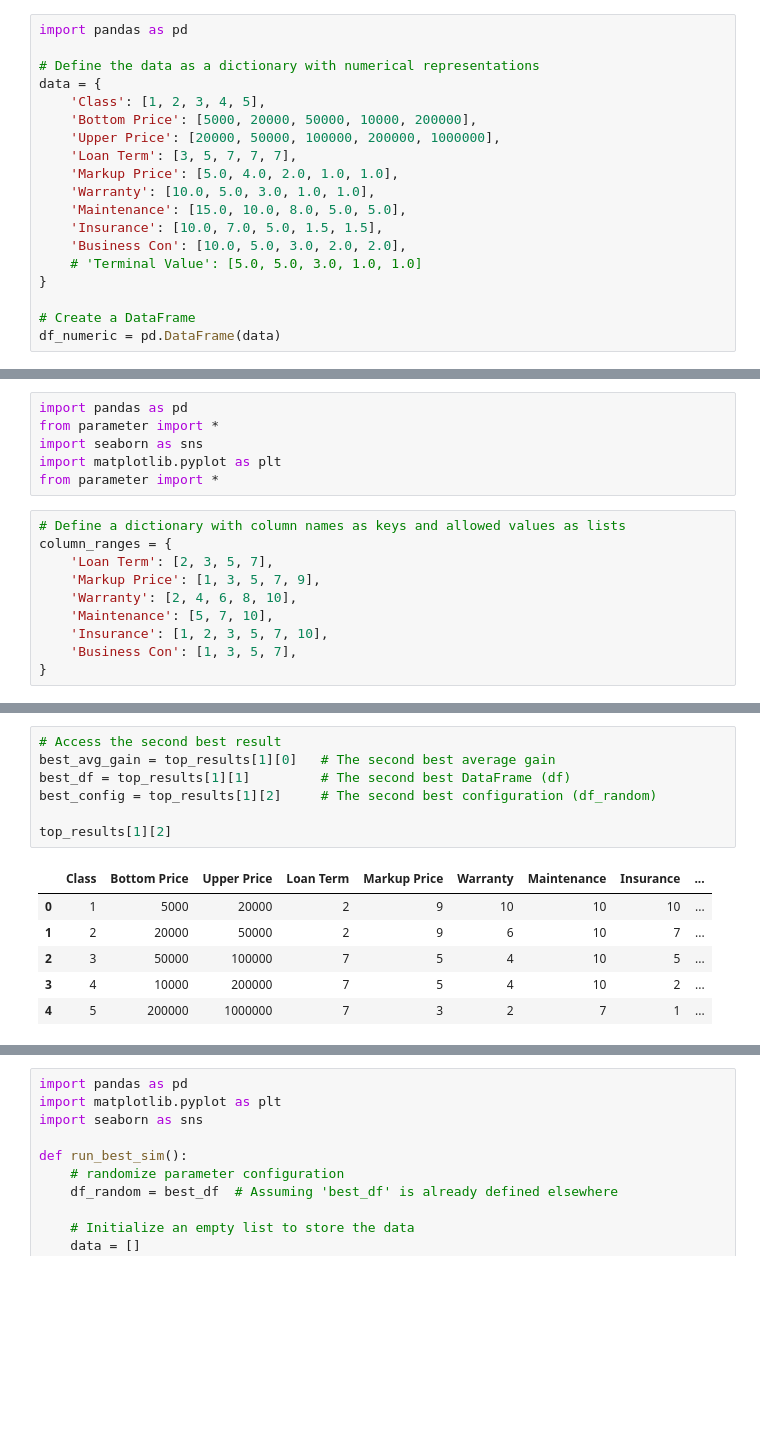
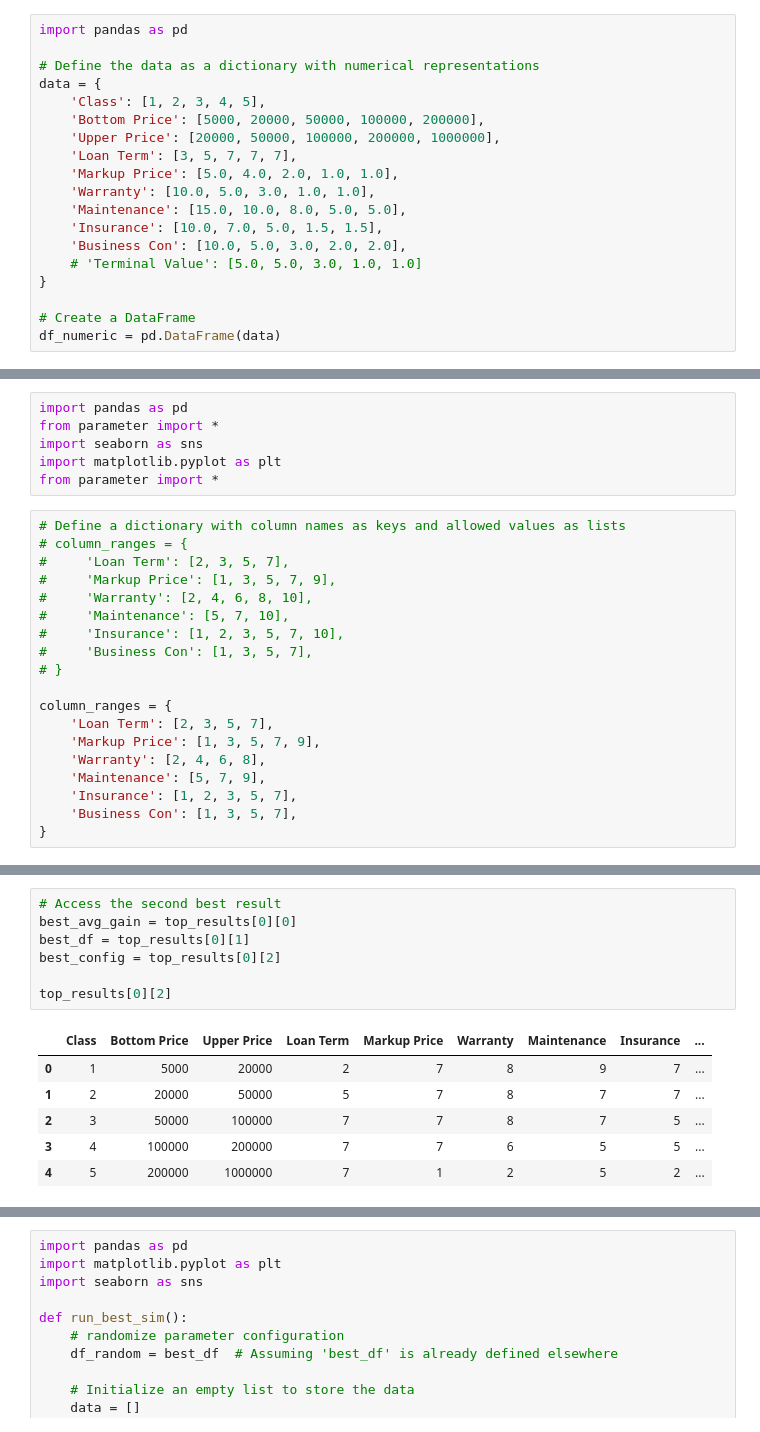
Before and after one commit to Gaia-Dental-Studio/new_pricing_calculator, a Jupyter notebook: param_optimization.ipynb, the cells around one changed output, grey strips where cells are left out. Saved outputs shown, nothing was run; the diff lists cells and outputs as text; blank space fills up the shorter version.

```diff
--- a/param_optimization.ipynb
+++ b/param_optimization.ipynb
@@ -312,7 +569,7 @@ import pandas as pd
 # Define the data as a dictionary with numerical representations
 data = {
     'Class': [1, 2, 3, 4, 5],
-    'Bottom Price': [5000, 20000, 50000, 10000, 200000],
+    'Bottom Price': [5000, 20000, 50000, 100000, 200000],
     'Upper Price': [20000, 50000, 100000, 200000, 1000000],
     'Loan Term': [3, 5, 7, 7, 7],
     'Markup Price': [5.0, 4.0, 2.0, 1.0, 1.0],
@@ -489,12 +747,21 @@ import matplotlib.pyplot as plt
 from parameter import *
 # %%
 # Define a dictionary with column names as keys and allowed values as lists
+# column_ranges = {
+#     'Loan Term': [2, 3, 5, 7],
+#     'Markup Price': [1, 3, 5, 7, 9],
+#     'Warranty': [2, 4, 6, 8, 10],
+#     'Maintenance': [5, 7, 10],
+#     'Insurance': [1, 2, 3, 5, 7, 10],
+#     'Business Con': [1, 3, 5, 7],
+# }
+
 column_ranges = {
     'Loan Term': [2, 3, 5, 7],
     'Markup Price': [1, 3, 5, 7, 9],
-    'Warranty': [2, 4, 6, 8, 10],
-    'Maintenance': [5, 7, 10],
-    'Insurance': [1, 2, 3, 5, 7, 10],
+    'Warranty': [2, 4, 6, 8],
+    'Maintenance': [5, 7, 9],
+    'Insurance': [1, 2, 3, 5, 7],
     'Business Con': [1, 3, 5, 7],
 }
 # %%
@@ -686,14 +980,14 @@ print(num_infeasible_too_high)
 # %%
 # Access the second best result
-best_avg_gain = top_results[1][0]   # The second best average gain
-best_df = top_results[1][1]         # The second best DataFrame (df)
-best_config = top_results[1][2]     # The second best configuration (df_random)
+best_avg_gain = top_results[0][0]
+best_df = top_results[0][1]
+best_config = top_results[0][2]
 
-top_results[1][2]
+top_results[0][2]
 # %% [output]
 |  | Class | Bottom Price | Upper Price | Loan Term | Markup Price | Warranty | Maintenance | Insurance | ... |
-| 0 | 1 | 5000 | 20000 | 2 | 9 | 10 | 10 | 10 | ... |
-| 1 | 2 | 20000 | 50000 | 2 | 9 | 6 | 10 | 7 | ... |
-| 2 | 3 | 50000 | 100000 | 7 | 5 | 4 | 10 | 5 | ... |
-| 3 | 4 | 10000 | 200000 | 7 | 5 | 4 | 10 | 2 | ... |
-| 4 | 5 | 200000 | 1000000 | 7 | 3 | 2 | 7 | 1 | ... |
+| 0 | 1 | 5000 | 20000 | 2 | 7 | 8 | 9 | 7 | ... |
+| 1 | 2 | 20000 | 50000 | 5 | 7 | 8 | 7 | 7 | ... |
+| 2 | 3 | 50000 | 100000 | 7 | 7 | 8 | 7 | 5 | ... |
+| 3 | 4 | 100000 | 200000 | 7 | 7 | 6 | 5 | 5 | ... |
+| 4 | 5 | 200000 | 1000000 | 7 | 1 | 2 | 5 | 2 | ... |
```
Also changed, not shown: parts of 22 cells of this notebook, 19 other files.
